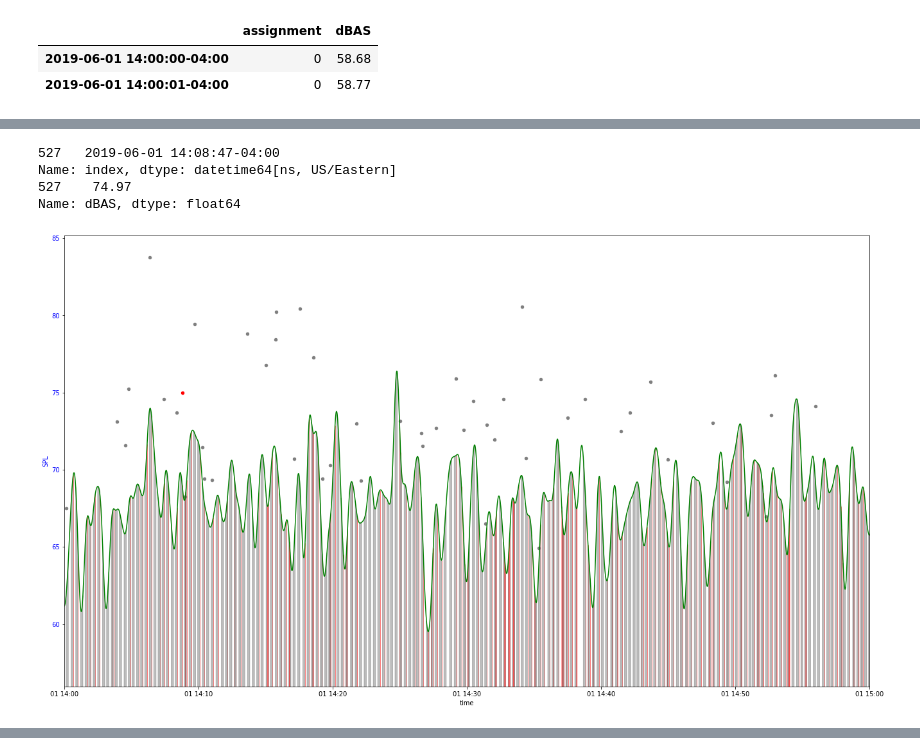
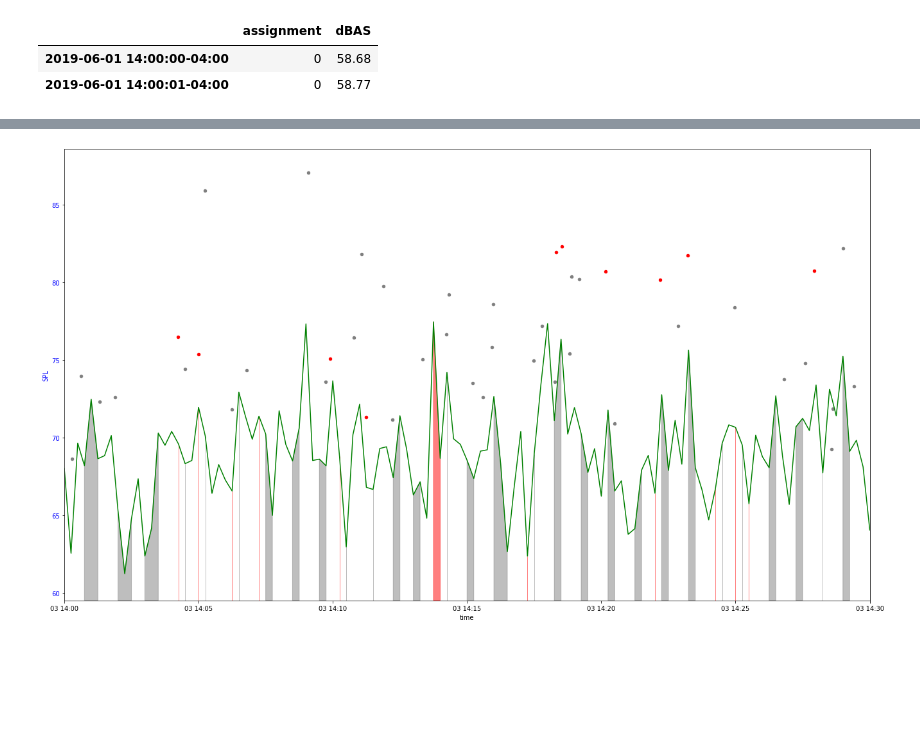
Before and after one commit to marin-hyatt/public-redhook-analysis, a Jupyter notebook: Truck_Analysis.ipynb, the cells around one changed output, grey strips where cells are left out. Cells and saved outputs as stored; diff of their text form; code cells hidden in the pictures; blank space fills up the shorter version.

```diff
--- a/Truck_Analysis.ipynb
+++ b/Truck_Analysis.ipynb
@@ -1060,11 +1047,0 @@ Name: dBAS, dtype: float64
-# %%
-plot_truck_clusters_scatter(all_joined_df_cut['2019-06-01 14:00:00-04:00':'2019-06-01 15:00:00-04:00'], \
-                            all_joined_df_cut['2019-06-01 14:00:00-04:00':'2019-06-01 15:00:00-04:00'].index[0], \
-                            all_joined_df_cut['2019-06-01 14:00:00-04:00':'2019-06-01 15:00:00-04:00'].index[-1], \
-                            7, 11, 1, 'gaussian')
-# %% [output]
-527   2019-06-01 14:08:47-04:00
-Name: index, dtype: datetime64[ns, US/Eastern]
-527    74.97
-Name: dBAS, dtype: float64
-[figure, removed]
@@ -1070,0 +1050,4 @@ Name: dBAS, dtype: float64
+# %%
+plot_truck_clusters_scatter(all_joined_df_cut['2019-06-03 14:00:00-04:00':'2019-06-03 14:30:00-04:00'], \
+                            7, 11, 15, 'mean')
+# %% [output]
@@ -1071 +1071,2 @@ Name: dBAS, dtype: float64
+[figure, added]
 # %%
```
Also changed, not shown: parts of 15 cells of this notebook.
